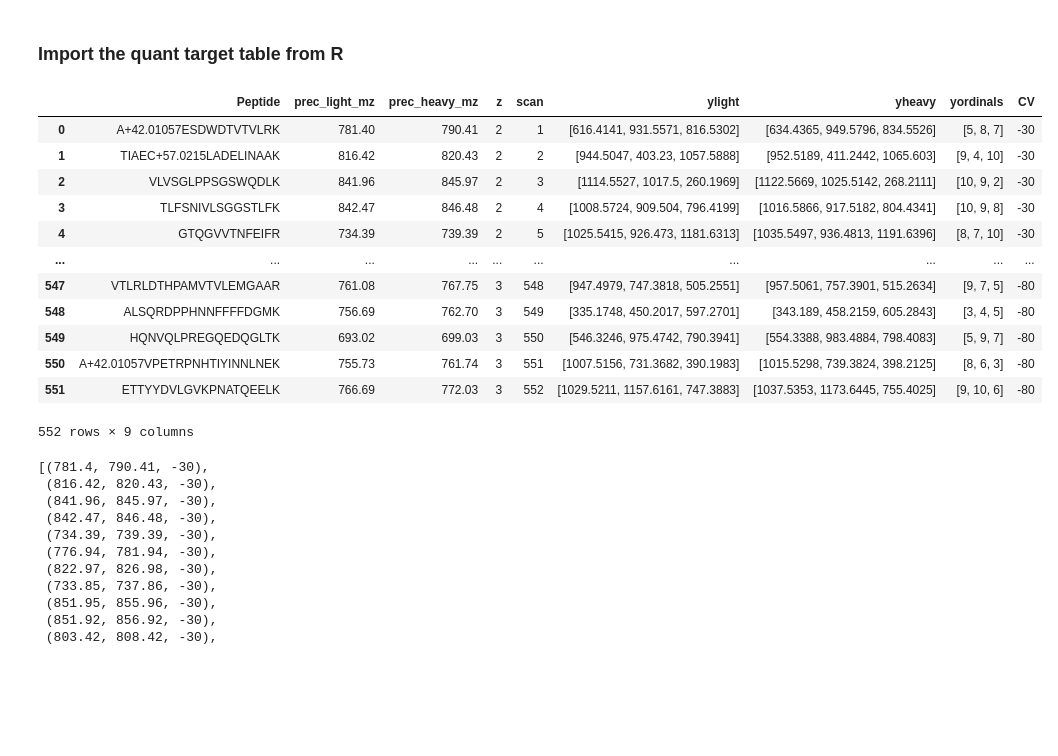
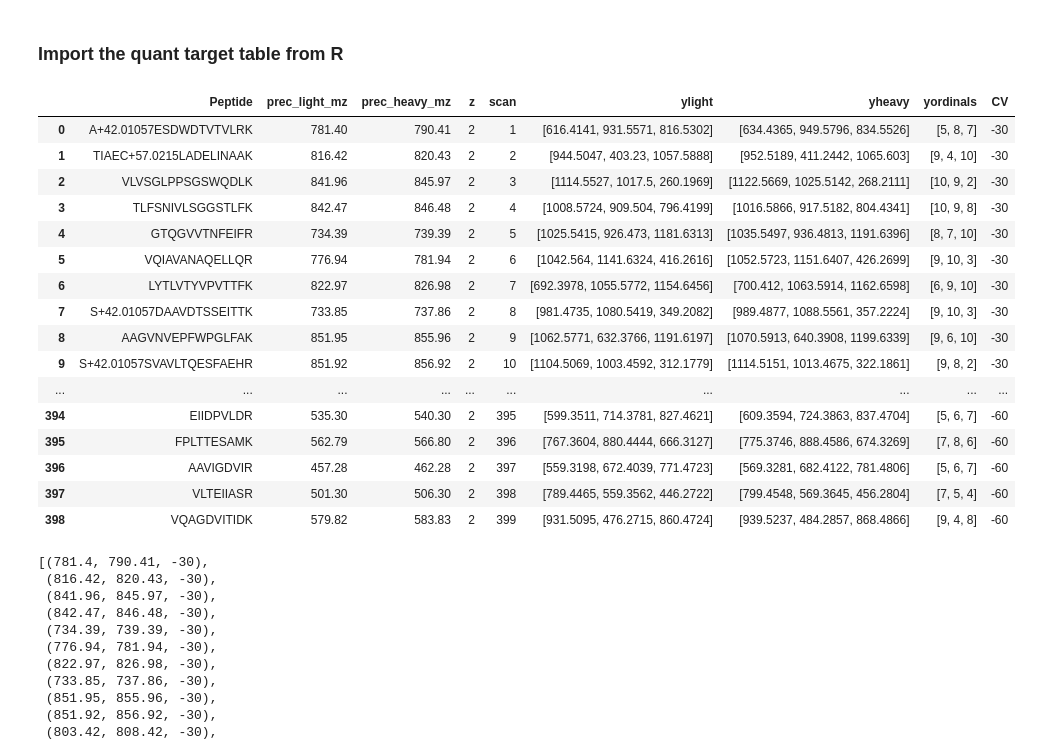
Before and after one commit to xomicsdatascience/zoDIAq, a Jupyter notebook: DI2A_targeted_protein_quantification-Copy1.ipynb, the cells around one changed output. Drawn from its saved outputs; the diff is of its cells as text; code cells hidden in the pictures; blank space fills up the shorter version.

```diff
--- a/DI2A_targeted_protein_quantification-Copy1.ipynb
+++ b/DI2A_targeted_protein_quantification-Copy1.ipynb
@@ -15,6 +15,7 @@ import time
 
 import matplotlib.pyplot as plt
 from pylab import rcParams
+pd.set_option('display.max_rows', None)
 # %% [markdown]
 ### Functions to match intensities, m/z, and to get quant frags from the target table
 # %%
@@ -62,25 +63,29 @@ def getQuantFragsFromTargetList(target_table, line):
 # %% [markdown]
 ### Import the quant target table from R
 # %%
-qtargs2 = pd.read_csv("Data/Input/jesse/mostintense_quantmzlist.txt", sep="\t",
+qtargs2 = pd.read_csv("Data/Input/tempHold/mostintense_quantmzlist.txt", sep="\t",
                           converters={"ylight": lambda x: x.strip("[]").split(", "),
                                      "yheavy": lambda x: x.strip("[]").split(", "),
                                      "yordinals": lambda x: x.strip("[]").split(", ")}) # (I can't find an instance where this is used?)
 qtargs2
 # %% [output]
 |  | Peptide | prec_light_mz | prec_heavy_mz | z | scan | ylight | yheavy | yordinals | CV |
 | 0 | A+42.01057ESDWDTVTVLRK | 781.40 | 790.41 | 2 | 1 | [616.4141, 931.5571, 816.5302] | [634.4365, 949.5796, 834.5526] | [5, 8, 7] | -30 |
 | 1 | TIAEC+57.0215LADELINAAK | 816.42 | 820.43 | 2 | 2 | [944.5047, 403.23, 1057.5888] | [952.5189, 411.2442, 1065.603] | [9, 4, 10] | -30 |
 | 2 | VLVSGLPPSGSWQDLK | 841.96 | 845.97 | 2 | 3 | [1114.5527, 1017.5, 260.1969] | [1122.5669, 1025.5142, 268.2111] | [10, 9, 2] | -30 |
 | 3 | TLFSNIVLSGGSTLFK | 842.47 | 846.48 | 2 | 4 | [1008.5724, 909.504, 796.4199] | [1016.5866, 917.5182, 804.4341] | [10, 9, 8] | -30 |
 | 4 | GTQGVVTNFEIFR | 734.39 | 739.39 | 2 | 5 | [1025.5415, 926.473, 1181.6313] | [1035.5497, 936.4813, 1191.6396] | [8, 7, 10] | -30 |
+| 5 | VQIAVANAQELLQR | 776.94 | 781.94 | 2 | 6 | [1042.564, 1141.6324, 416.2616] | [1052.5723, 1151.6407, 426.2699] | [9, 10, 3] | -30 |
+| 6 | LYTLVTYVPVTTFK | 822.97 | 826.98 | 2 | 7 | [692.3978, 1055.5772, 1154.6456] | [700.412, 1063.5914, 1162.6598] | [6, 9, 10] | -30 |
+| 7 | S+42.01057DAAVDTSSEITTK | 733.85 | 737.86 | 2 | 8 | [981.4735, 1080.5419, 349.2082] | [989.4877, 1088.5561, 357.2224] | [9, 10, 3] | -30 |
+| 8 | AAGVNVEPFWPGLFAK | 851.95 | 855.96 | 2 | 9 | [1062.5771, 632.3766, 1191.6197] | [1070.5913, 640.3908, 1199.6339] | [9, 6, 10] | -30 |
+| 9 | S+42.01057SVAVLTQESFAEHR | 851.92 | 856.92 | 2 | 10 | [1104.5069, 1003.4592, 312.1779] | [1114.5151, 1013.4675, 322.1861] | [9, 8, 2] | -30 |
 | ... | ... | ... | ... | ... | ... | ... | ... | ... | ... |
-| 547 | VTLRLDTHPAMVTVLEMGAAR | 761.08 | 767.75 | 3 | 548 | [947.4979, 747.3818, 505.2551] | [957.5061, 757.3901, 515.2634] | [9, 7, 5] | -80 |
-| 548 | ALSQRDPPHNNFFFFDGMK | 756.69 | 762.70 | 3 | 549 | [335.1748, 450.2017, 597.2701] | [343.189, 458.2159, 605.2843] | [3, 4, 5] | -80 |
-| 549 | HQNVQLPREGQEDQGLTK | 693.02 | 699.03 | 3 | 550 | [546.3246, 975.4742, 790.3941] | [554.3388, 983.4884, 798.4083] | [5, 9, 7] | -80 |
-| 550 | A+42.01057VPETRPNHTIYINNLNEK | 755.73 | 761.74 | 3 | 551 | [1007.5156, 731.3682, 390.1983] | [1015.5298, 739.3824, 398.2125] | [8, 6, 3] | -80 |
-| 551 | ETTYYDVLGVKPNATQEELK | 766.69 | 772.03 | 3 | 552 | [1029.5211, 1157.6161, 747.3883] | [1037.5353, 1173.6445, 755.4025] | [9, 10, 6] | -80 |
+| 394 | EIIDPVLDR | 535.30 | 540.30 | 2 | 395 | [599.3511, 714.3781, 827.4621] | [609.3594, 724.3863, 837.4704] | [5, 6, 7] | -60 |
+| 395 | FPLTTESAMK | 562.79 | 566.80 | 2 | 396 | [767.3604, 880.4444, 666.3127] | [775.3746, 888.4586, 674.3269] | [7, 8, 6] | -60 |
+| 396 | AAVIGDVIR | 457.28 | 462.28 | 2 | 397 | [559.3198, 672.4039, 771.4723] | [569.3281, 682.4122, 781.4806] | [5, 6, 7] | -60 |
+| 397 | VLTEIIASR | 501.30 | 506.30 | 2 | 398 | [789.4465, 559.3562, 446.2722] | [799.4548, 569.3645, 456.2804] | [7, 5, 4] | -60 |
+| 398 | VQAGDVITIDK | 579.82 | 583.83 | 2 | 399 | [931.5095, 476.2715, 860.4724] | [939.5237, 484.2857, 868.4866] | [9, 4, 8] | -60 |
-552 rows × 9 columns
 # %%
 target_scan_ids = [(qtargs2['prec_light_mz'][x], qtargs2['prec_heavy_mz'][x], qtargs2['CV'][x]) for x in range(len(qtargs2))]
 target_scan_ids
```
Also changed, not shown: parts of 1 cell of this notebook, 6 other files.
